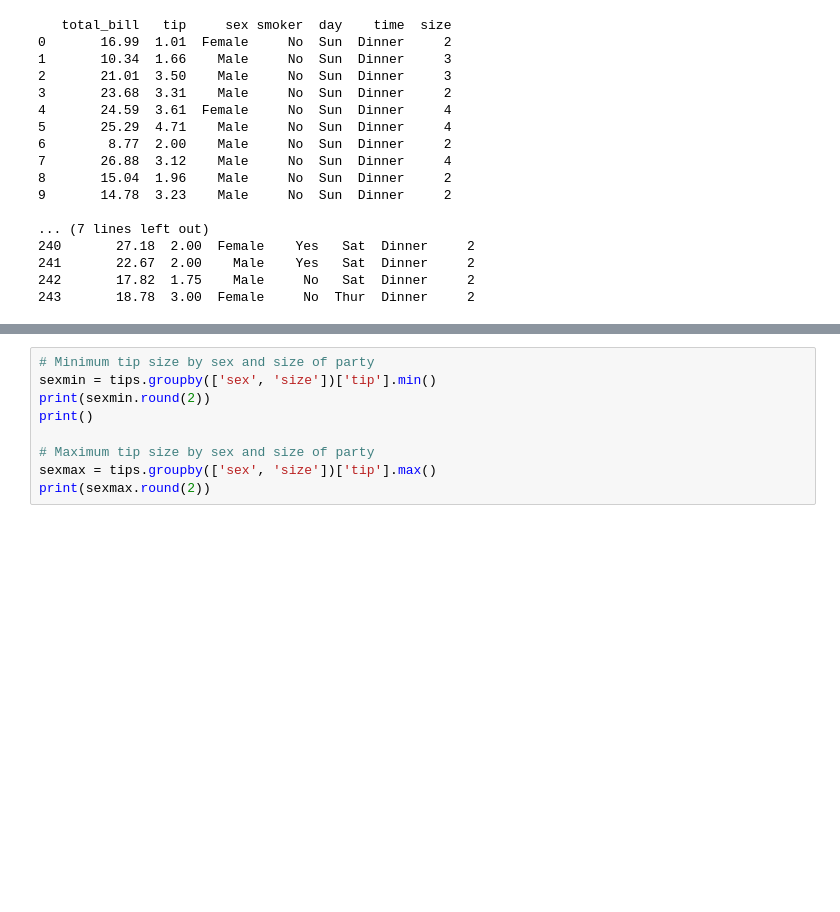
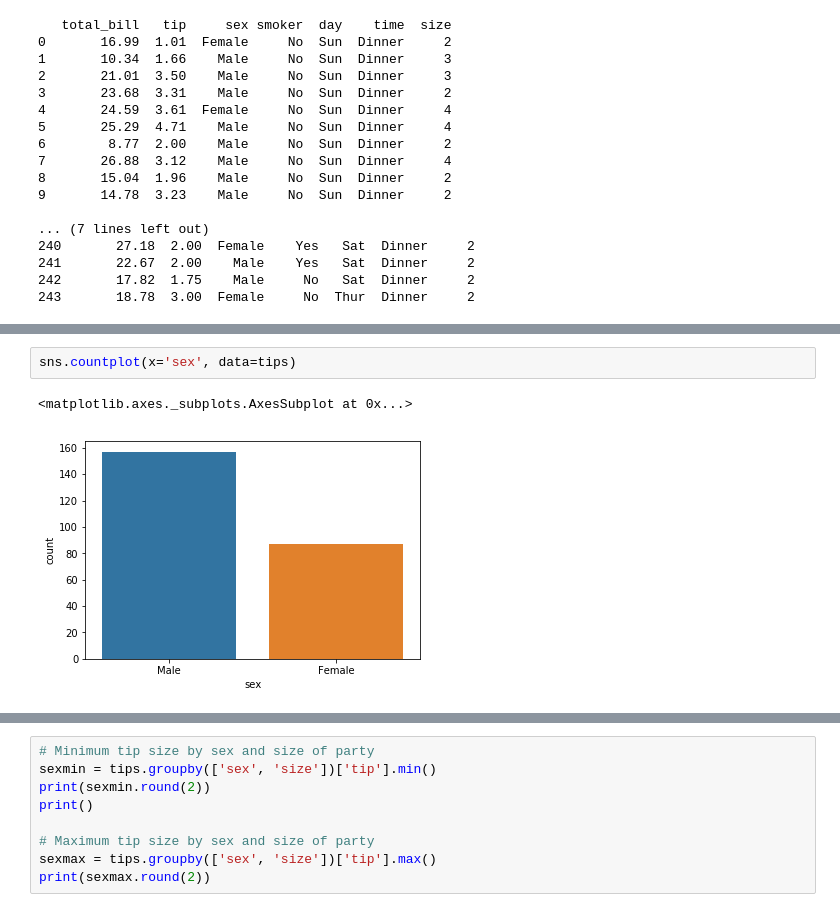
Before and after one commit to IanWafer/Fundamentals-Project, a Jupyter notebook: Fundamentals Of Data Analysis Assignment.ipynb, the cells around one changed output, grey strips where cells are left out. Saved outputs shown, nothing was run; the diff lists cells and outputs as text; blank space fills up the shorter version.

```diff
--- a/Fundamentals Of Data Analysis Assignment.ipynb
+++ b/Fundamentals Of Data Analysis Assignment.ipynb
@@ -35,0 +51,5 @@ print(tips.tail(10))
+# %%
+sns.countplot(x='sex', data=tips)
+# %% [output]
+<matplotlib.axes._subplots.AxesSubplot at 0x...>
+[figure, added]
```
Also changed, not shown: parts of 12 cells of this notebook.
